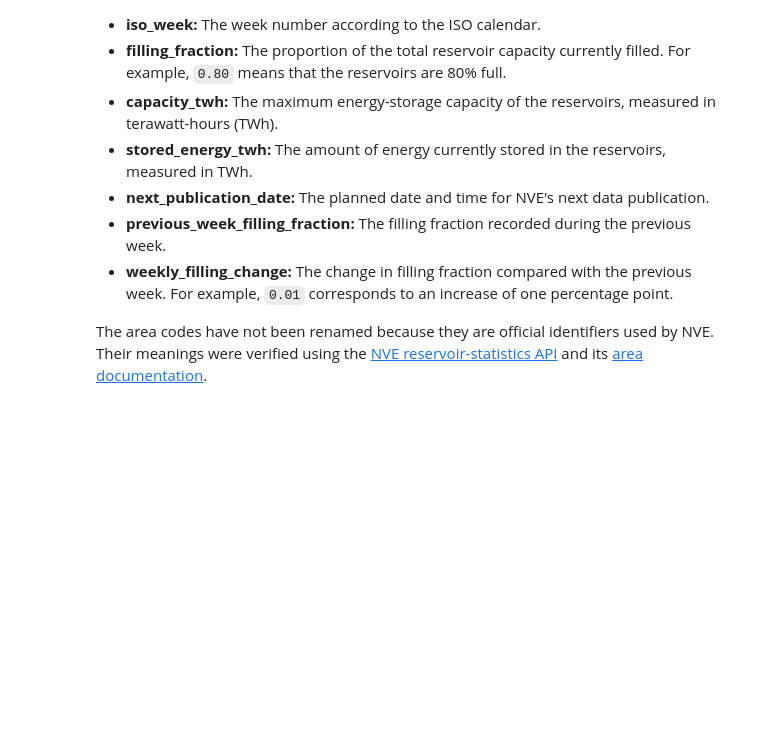
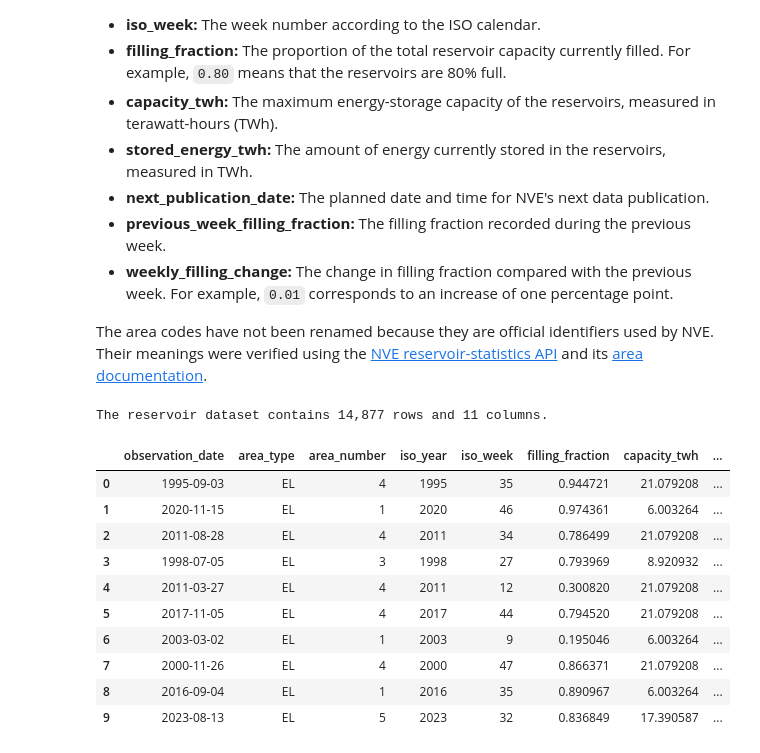
Before and after one commit to G0KU-DOTCOM/Streamlit_dashboard, a Jupyter notebook: notebooks/prosjekt_part1.ipynb, the cells around one changed output. Cells and saved outputs as stored; diff of their text form; code cells hidden in the pictures; blank space fills up the shorter version.

Commit message:
printing the data

```diff
--- a/notebooks/prosjekt_part1.ipynb
+++ b/notebooks/prosjekt_part1.ipynb
@@ -109,3 +109,25 @@ by NVE. Their meanings were verified using the
 [NVE reservoir-statistics API](https://biapi.nve.no/magasinstatistikk/swagger/index.html)
 and its
 [area documentation](https://biapi.nve.no/magasinstatistikk/api/Magasinstatistikk/HentOmr%C3%A5der).
+# %%
+# Printing the entire dataset would produce thousands of rows, so I show its
+# dimensions and the first ten rows as a useful preview instead.
+print(
+    f"The reservoir dataset contains {reservoirs.shape[0]:,} rows "
+    f"and {reservoirs.shape[1]} columns."
+)
+
+display(reservoirs.head(10))
+# %% [output]
+The reservoir dataset contains 14,877 rows and 11 columns.
+|  | observation_date | area_type | area_number | iso_year | iso_week | filling_fraction | capacity_twh | ... |
+| 0 | 1995-09-03 | EL | 4 | 1995 | 35 | 0.944721 | 21.079208 | ... |
+| 1 | 2020-11-15 | EL | 1 | 2020 | 46 | 0.974361 | 6.003264 | ... |
+| 2 | 2011-08-28 | EL | 4 | 2011 | 34 | 0.786499 | 21.079208 | ... |
+| 3 | 1998-07-05 | EL | 3 | 1998 | 27 | 0.793969 | 8.920932 | ... |
+| 4 | 2011-03-27 | EL | 4 | 2011 | 12 | 0.300820 | 21.079208 | ... |
+| 5 | 2017-11-05 | EL | 4 | 2017 | 44 | 0.794520 | 21.079208 | ... |
+| 6 | 2003-03-02 | EL | 1 | 2003 | 9 | 0.195046 | 6.003264 | ... |
+| 7 | 2000-11-26 | EL | 4 | 2000 | 47 | 0.866371 | 21.079208 | ... |
+| 8 | 2016-09-04 | EL | 1 | 2016 | 35 | 0.890967 | 6.003264 | ... |
+| 9 | 2023-08-13 | EL | 5 | 2023 | 32 | 0.836849 | 17.390587 | ... |
```
Also changed, not shown: parts of 4 cells of this notebook.
